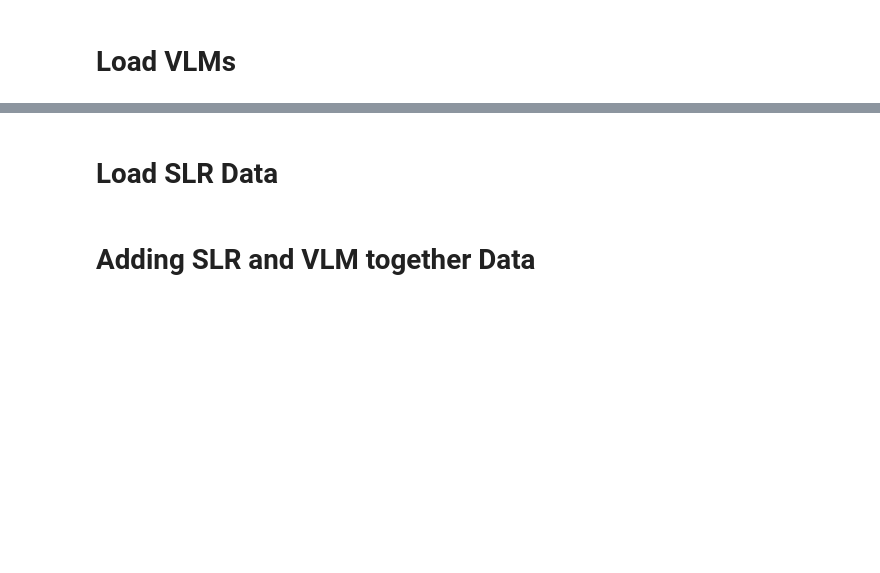
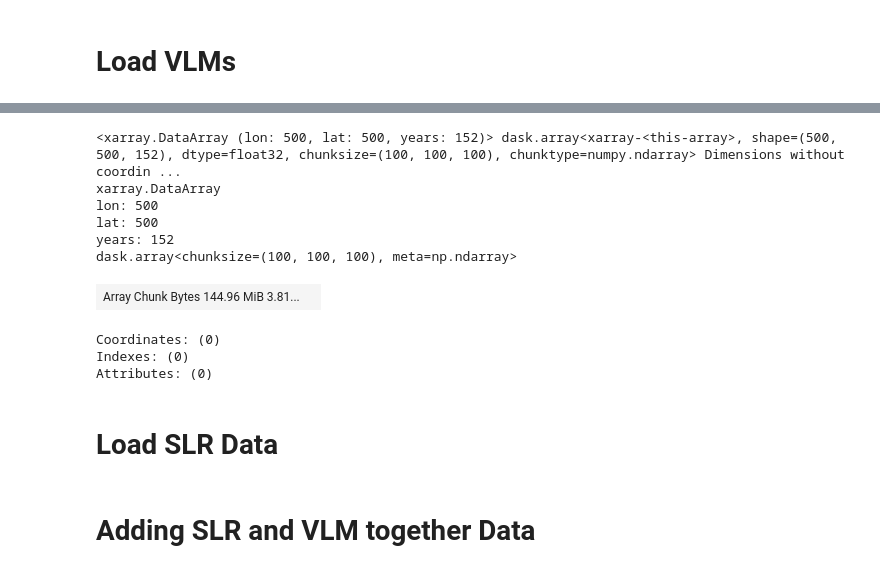
Before and after one commit to Shannon-Bengtson/wellington_casestudy, a Jupyter notebook: bathtub.ipynb, the cells around one changed output, grey strips where cells are left out. Saved outputs shown, nothing was run; the diff lists cells and outputs as text; code cells hidden in the pictures; blank space fills up the shorter version.

Commit message:
commit before updates for data meeting

```diff
--- a/bathtub.ipynb
+++ b/bathtub.ipynb
@@ -94,0 +202,10 @@ new_DEM = xr.DataArray(data_interpolated,coords={"y":y_regular,"x":x_regular},di
+# %%
+# Put onto DEM grid
+x = new_DEM.x
+y = new_DEM.y
+X, Y = np.meshgrid(x, y)
+
+array_2pc = griddata((df_2pc['Lon'], df_2pc['Lat']), df_2pc.absVLM, (X, Y), method='linear')
+array_10pc = griddata((df_10pc['Lon'], df_10pc['Lat']), df_10pc.absVLM, (X, Y), method='linear')
+array_none = array_10pc.copy()
+array_none[:,:] = 0
@@ -96,7 +276,7 @@ new_DEM = xr.DataArray(data_interpolated,coords={"y":y_regular,"x":x_regular},di
 # Load VLMs
 # %%
 df_vlms = pd.read_csv('Welly_VLM_2018-2023_100m.txt',delimiter='\t')
-df_vlms = df_vlms.astype(float)
+df_vlms = df_vlms.astype(np.float32)
 # %%
 df_vlms = df_vlms.rename(columns={'  0.000000':'lon','  0.000000.1':'lat'})
 # %%
@@ -111,18 +373,19 @@ y = new_DEM.y#np.linspace(df_vlms['lat'].min(), df_vlms['lat'].max(), 100)
 
 X, Y = np.meshgrid(x, y)
 
-example_year = 2018
+example_year = 2150
 Z = griddata((df_vlms['lon'], df_vlms['lat']), df_vlms[2018.0], (X, Y), method='linear')
 Z = np.nan_to_num(Z,nan=0)
 
 Z_nax = Z[:,:,np.newaxis]
-duplicated_arr = np.broadcast_to(Z_nax, (*Z.shape, len(cols)))
+duplicated_arr = xr.DataArray(np.broadcast_to(Z_nax, (*Z.shape, len(cols))))#.chunk(100)
+duplicated_arr = duplicated_arr.astype(np.float32)
 duplicated_arr = duplicated_arr.copy()
 # new array has dims of lon,lat,time
 
 i = 0
 for year in cols:
-    duplicated_arr[:,:,i] = griddata((df_vlms['lon'], df_vlms['lat']), df_vlms[year], (X, Y), method='linear')
+    duplicated_arr[:,:,i] = griddata((df_vlms['lon'], df_vlms['lat']), df_vlms[year], (X, Y), method='linear').astype(np.float32)
     i+=1
 
 xr_vlms = xr.DataArray(duplicated_arr,coords={"lon":np.array(x),"lat":np.array(y),"years":cols},dims=['lon','lat','years'])
@@ -131,3 +394,5 @@ xr_vlm_interp1 = xr_vlms.interpolate_na(dim='lat',method='linear')
 xr_vlm_interp2 = xr_vlms.interpolate_na(dim='lon',method='linear')
 
 xr_vlm_interp = (xr_vlm_interp1+xr_vlm_interp2)/2
+# %%
+duplicated_arr = duplicated_arr.rename({'dim_0':'lon','dim_1':'lat','dim_2':'years'})
@@ -133,0 +421,13 @@ xr_vlm_interp = (xr_vlm_interp1+xr_vlm_interp2)/2
+# %%
+xr.DataArray(duplicated_arr).chunk(100)
+# %% [output]
+<xarray.DataArray (lon: 500, lat: 500, years: 152)> dask.array<xarray-<this-array>, shape=(500, 500, 152), dtype=float32, chunksize=(100, 100, 100), chunktype=numpy.ndarray> Dimensions without coordin ...
+xarray.DataArray
+lon: 500
+lat: 500
+years: 152
+dask.array<chunksize=(100, 100, 100), meta=np.ndarray>
+| Array Chunk Bytes 144.96 MiB 3.81... |  |
+Coordinates: (0)
+Indexes: (0)
+Attributes: (0)
```
Also changed, not shown: parts of 80 cells of this notebook, 3 other files.
